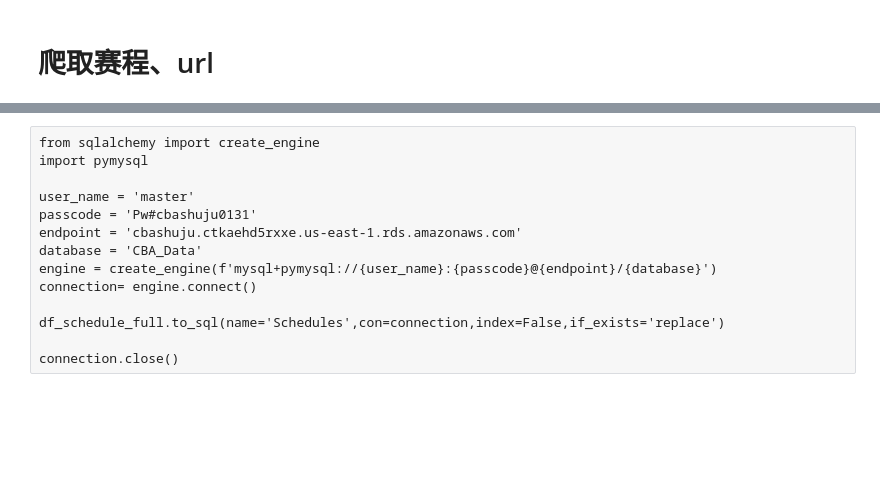
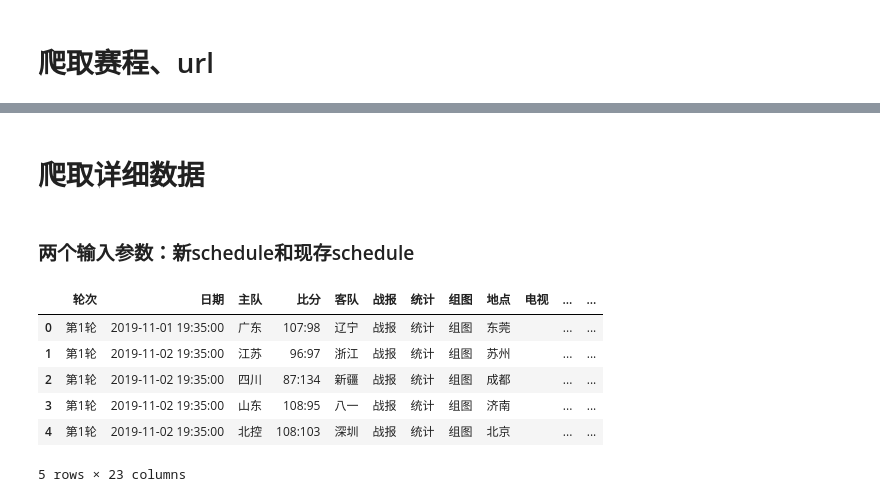
Before and after one commit to JJnotJimmyJohn/CBA-stats-dev, a Jupyter notebook: Scraping/New Scraper.ipynb, the cells around one changed output, grey strips where cells are left out. Cells and saved outputs as stored; diff of their text form; code cells hidden in the pictures; blank space fills up the shorter version.

```diff
--- a/Scraping/New Scraper.ipynb
+++ b/Scraping/New Scraper.ipynb
@@ -65,23 +65,22 @@ def get_url(leagueid = '19-20',month = '全部',teamid ='全部'):
 
     return scrape_url
 # %%
-def scrape_schedule(leagueid = '19-20',month = '全部',teamid ='全部',
+def scrape_schedule(season = '19-20',month = '全部',teamid ='全部',
                     only_show_params = False,param_url = "http://cba.sports.sina.com.cn/cba/schedule/all/"):
     """
     此函数用于爬取赛程和详细数据的链接。
 
-    请注意，league，month，team参数值是有限定值的。
-    可通过运行scrape_schedule(only_show_params = False)来查询可用的参数。如果only_show_params=True那么不会爬取赛程数据，
-    只会显示可用参数。
+    请注意，season(网页使用的参数是qleagueid)，month，team参数值是有限定值的。
+    可通过运行scrape_schedule(only_show_params = False)来查询可用的参数。如果only_show_params=True那么本函数不会爬取赛程数据，只会显示可用参数。
 
-    参数中，qleagueid是赛季，qmonth是月，qteamid是球队。
-    qleagueid并不是逐一递增或递减的，如20192020赛季是205，20182019是198。
+    参数中，season(qleagueid)是赛季，qmonth是月，qteamid是球队。
+    season(qleagueid)，如20192020赛季是205，20182019是198。
 
     Parameters:
 
-    league:
+    season:
     month:
-    team:
+    teamid:
     only_show_params:
     param_url:
     """
@@ -92,7 +91,7 @@ def scrape_schedule(leagueid = '19-20',month = '全部',teamid ='全部',
         return param_dict
 
     # 拼凑出目标url
-    schedule_url = get_url(leagueid = leagueid,month = month,teamid =teamid)
+    schedule_url = get_url(leagueid = season,month = month,teamid =teamid)
 
     # 爬取整张页面html
     page_content = get_page_content(url=schedule_url)
@@ -112,19 +111,29 @@ def scrape_schedule(leagueid = '19-20',month = '全部',teamid ='全部',
 
     # 获取表格每行的html，存入list
     trs = tbody.find_all('tr')
+
+    # 用于存储文本的list
     text_list =[]
+    # 用于存储链接的list
     link_list = []
 
     for tr in trs:
+        # 从每行中获取每一单元格的html
         tds = tr.find_all('td')
         for td in tds:
+            # 获取每单元格的纯文本内容
             cell_text = str(td.text).strip()
+            # 单元格内若无链接则为空字符
             cell_link = ''
             if td.find('a',href=True):
+                # 单元格内存在链接则保存
                 cell_link = td.find('a',href=True)['href'].strip()
             text_list.append(cell_text)
             link_list.append(cell_link)
 
+    # 分别将文本和链接保存在两个dataframe中，最后再横向合并
+    # 链接的dataframe在column header后加上“_link“后缀
+    # 因此会有空白列，此处不删除是考虑到未来可能会有新内容
     text_list = np.reshape(text_list, [-1, 10])
     link_list = np.reshape(link_list, [-1, 10])
     df_schedule_text = pd.DataFrame(data=text_list, columns=headers)
@@ -135,5 +144,6 @@ def scrape_schedule(leagueid = '19-20',month = '全部',teamid ='全部',
     df_schedule_full['Game_ID'] = df_schedule_full['统计_link'].apply(lambda x: int(re.findall('show[/](\d+)[/]', x)[0]))
     df_schedule_full['客队ID'] = df_schedule_full['客队'].apply(lambda x: int(param_dict['qteamid'][x]))
     df_schedule_full['主队ID'] = df_schedule_full['主队'].apply(lambda x: int(param_dict['qteamid'][x]))
+    df_schedule_full['日期'] = pd.to_datetime(df_schedule_full['日期'])
 
     return df_schedule_full
@@ -176,14 +150,2 @@ scrape_schedule()
-# %% [raw]
-from sqlalchemy import create_engine
-import pymysql
-
-user_name = 'master'
-passcode = 'Pw#cbashuju0131'
-endpoint = 'cbashuju.ctkaehd5rxxe.us-east-1.rds.amazonaws.com'
-database = 'CBA_Data'
-engine = create_engine(f'mysql+pymysql://{user_name}:{passcode}@{endpoint}/{database}')
-connection= engine.connect()
-
-df_schedule_full.to_sql(name='Schedules',con=connection,index=False,if_exists='replace')
-
-connection.close()
+# %% [markdown]
+# 爬取详细数据
@@ -189,0 +168,13 @@ connection.close()
+# %% [markdown]
+### 两个输入参数：新schedule和现存schedule
+# %%
+df_schedule = scrape_schedule()
+df_schedule.head()
+# %% [output]
+|  | 轮次 | 日期 | 主队 | 比分 | 客队 | 战报 | 统计 | 组图 | 地点 | 电视 | ... | ... |
+| 0 | 第1轮 | 2019-11-01 19:35:00 | 广东 | 107:98 | 辽宁 | 战报 | 统计 | 组图 | 东莞 |  | ... | ... |
+| 1 | 第1轮 | 2019-11-02 19:35:00 | 江苏 | 96:97 | 浙江 | 战报 | 统计 | 组图 | 苏州 |  | ... | ... |
+| 2 | 第1轮 | 2019-11-02 19:35:00 | 四川 | 87:134 | 新疆 | 战报 | 统计 | 组图 | 成都 |  | ... | ... |
+| 3 | 第1轮 | 2019-11-02 19:35:00 | 山东 | 108:95 | 八一 | 战报 | 统计 | 组图 | 济南 |  | ... | ... |
+| 4 | 第1轮 | 2019-11-02 19:35:00 | 北控 | 108:103 | 深圳 | 战报 | 统计 | 组图 | 北京 |  | ... | ... |
+5 rows × 23 columns
```
Also changed, not shown: parts of 9 cells of this notebook.
